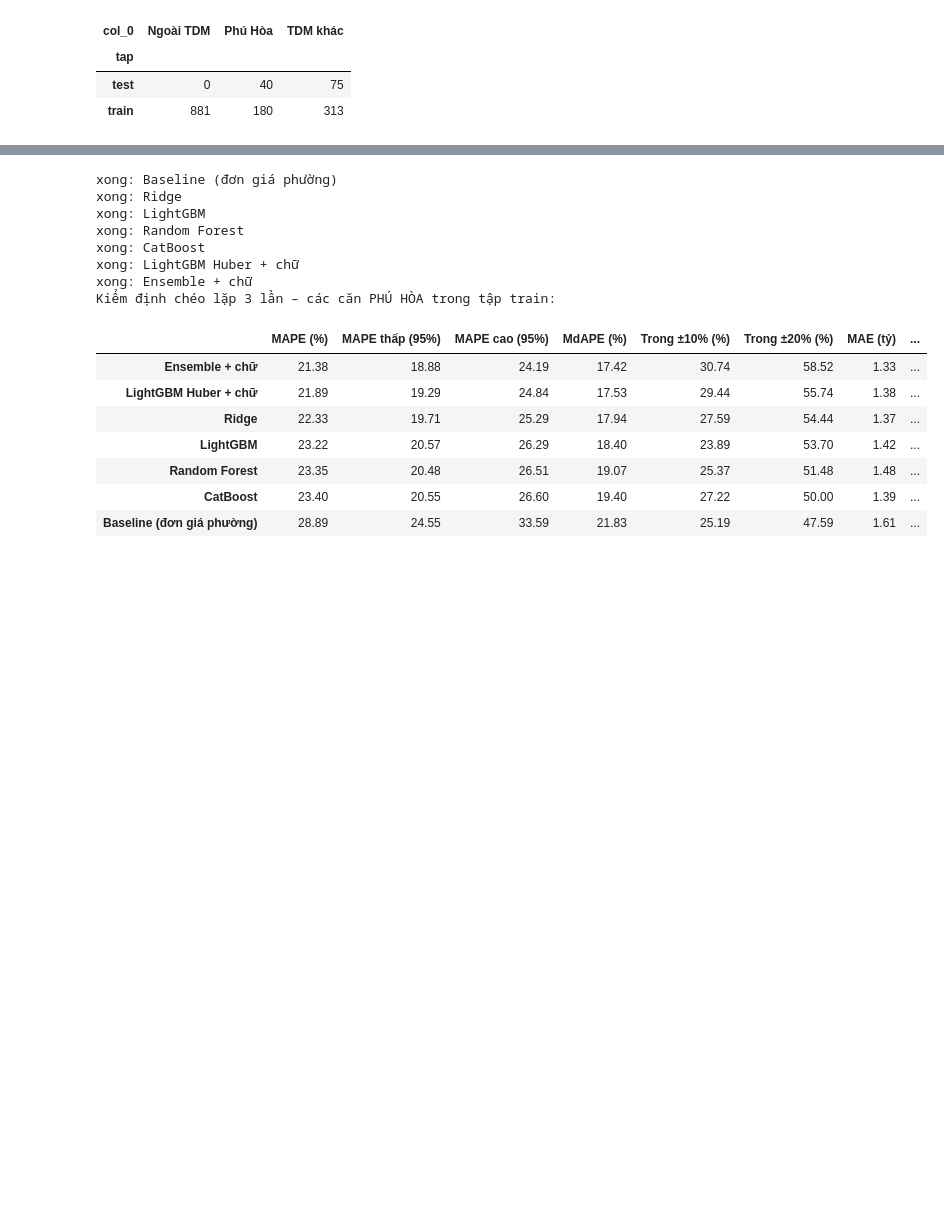
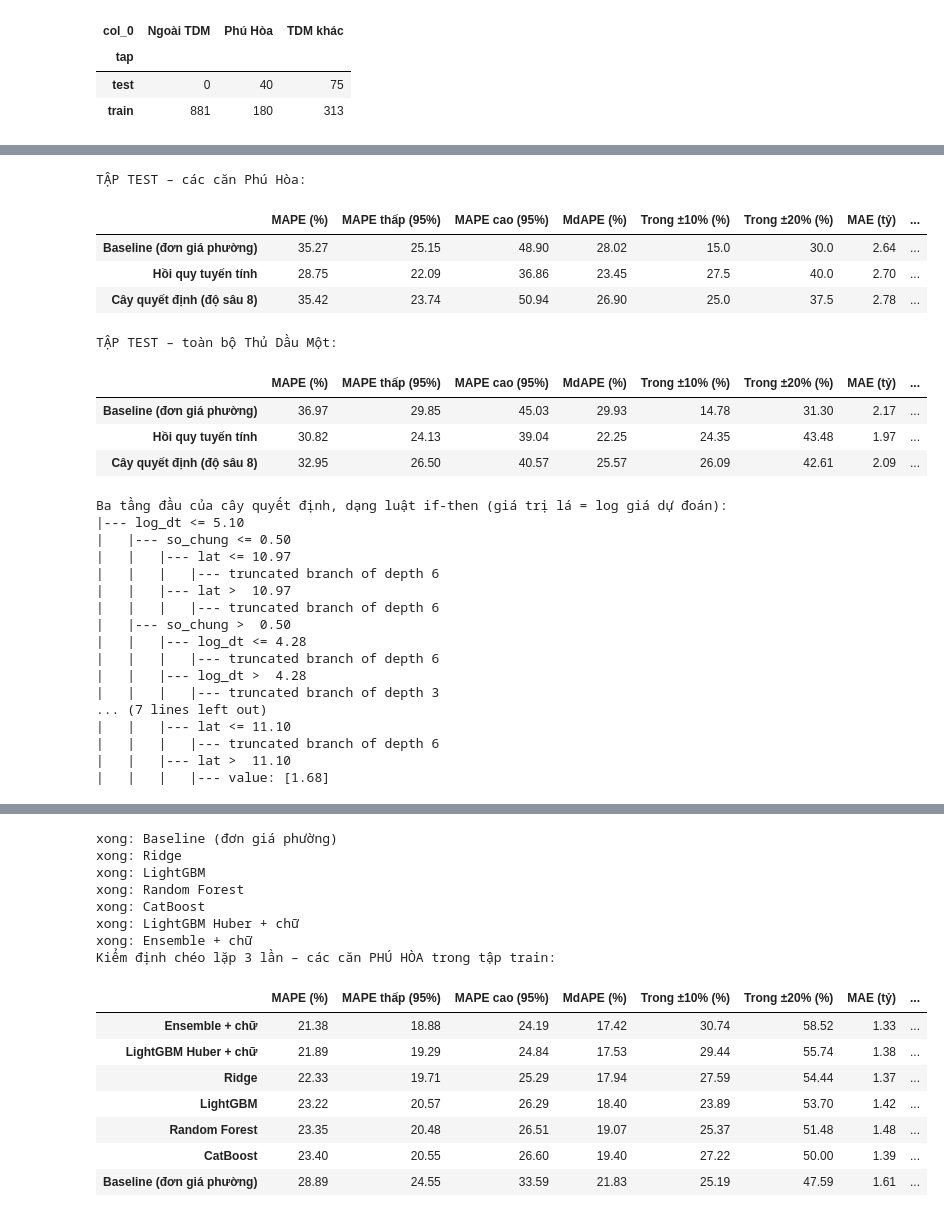
Before and after one commit to 2324801030095-cloud/Project_Du-doan-gia-nha, a Jupyter notebook: notebooks/2324801030095.ipynb, the cells around one changed output, grey strips where cells are left out. Cells and saved outputs as stored; diff of their text form; code cells hidden in the pictures; blank space fills up the shorter version.

```diff
--- a/notebooks/2324801030095.ipynb
+++ b/notebooks/2324801030095.ipynb
@@ -483,0 +547,38 @@ pd.crosstab(df["tap"], np.where(df["phu_hoa"] == 1, "Phú Hòa", np.where(df["td
+# %%
+cay_tot = cay(DO_SAU_TOT).fit(Xtr, ytr)
+tuyen_tinh = make_pipeline(SimpleImputer(strategy="median"), StandardScaler(), LinearRegression()).fit(Xtr, ytr)
+p_co_ban = {"Baseline (đơn giá phường)": BaselineDonGiaPhuong().fit(train, ytr).predict(test),
+            "Hồi quy tuyến tính": tuyen_tinh.predict(Xte),
+            f"Cây quyết định (độ sâu {DO_SAU_TOT})": cay_tot.predict(Xte)}
+print("TẬP TEST – các căn Phú Hòa:"); display(bang_danh_gia(test, p_co_ban, (test["phu_hoa"] == 1).to_numpy()).round(2))
+print("TẬP TEST – toàn bộ Thủ Dầu Một:"); display(bang_danh_gia(test, p_co_ban, np.ones(len(test), bool)).round(2))
+print("Ba tầng đầu của cây quyết định, dạng luật if-then (giá trị lá = log giá dự đoán):")
+print(export_text(cay_tot.named_steps["decisiontreeregressor"], feature_names=DT_CO_BAN, max_depth=2))
+# %% [output]
+TẬP TEST – các căn Phú Hòa:
+|  | MAPE (%) | MAPE thấp (95%) | MAPE cao (95%) | MdAPE (%) | Trong ±10% (%) | Trong ±20% (%) | MAE (tỷ) | ... |
+| Baseline (đơn giá phường) | 35.27 | 25.15 | 48.90 | 28.02 | 15.0 | 30.0 | 2.64 | ... |
+| Hồi quy tuyến tính | 28.75 | 22.09 | 36.86 | 23.45 | 27.5 | 40.0 | 2.70 | ... |
+| Cây quyết định (độ sâu 8) | 35.42 | 23.74 | 50.94 | 26.90 | 25.0 | 37.5 | 2.78 | ... |
+TẬP TEST – toàn bộ Thủ Dầu Một:
+|  | MAPE (%) | MAPE thấp (95%) | MAPE cao (95%) | MdAPE (%) | Trong ±10% (%) | Trong ±20% (%) | MAE (tỷ) | ... |
+| Baseline (đơn giá phường) | 36.97 | 29.85 | 45.03 | 29.93 | 14.78 | 31.30 | 2.17 | ... |
+| Hồi quy tuyến tính | 30.82 | 24.13 | 39.04 | 22.25 | 24.35 | 43.48 | 1.97 | ... |
+| Cây quyết định (độ sâu 8) | 32.95 | 26.50 | 40.57 | 25.57 | 26.09 | 42.61 | 2.09 | ... |
+Ba tầng đầu của cây quyết định, dạng luật if-then (giá trị lá = log giá dự đoán):
+|--- log_dt <= 5.10
+|   |--- so_chung <= 0.50
+|   |   |--- lat <= 10.97
+|   |   |   |--- truncated branch of depth 6
+|   |   |--- lat >  10.97
+|   |   |   |--- truncated branch of depth 6
+|   |--- so_chung >  0.50
+|   |   |--- log_dt <= 4.28
+|   |   |   |--- truncated branch of depth 6
+|   |   |--- log_dt >  4.28
+|   |   |   |--- truncated branch of depth 3
+... (7 lines left out)
+|   |   |--- lat <= 11.10
+|   |   |   |--- truncated branch of depth 6
+|   |   |--- lat >  11.10
+|   |   |   |--- value: [1.68]
```
Also changed, not shown: parts of 15 cells of this notebook, 2 other files.
